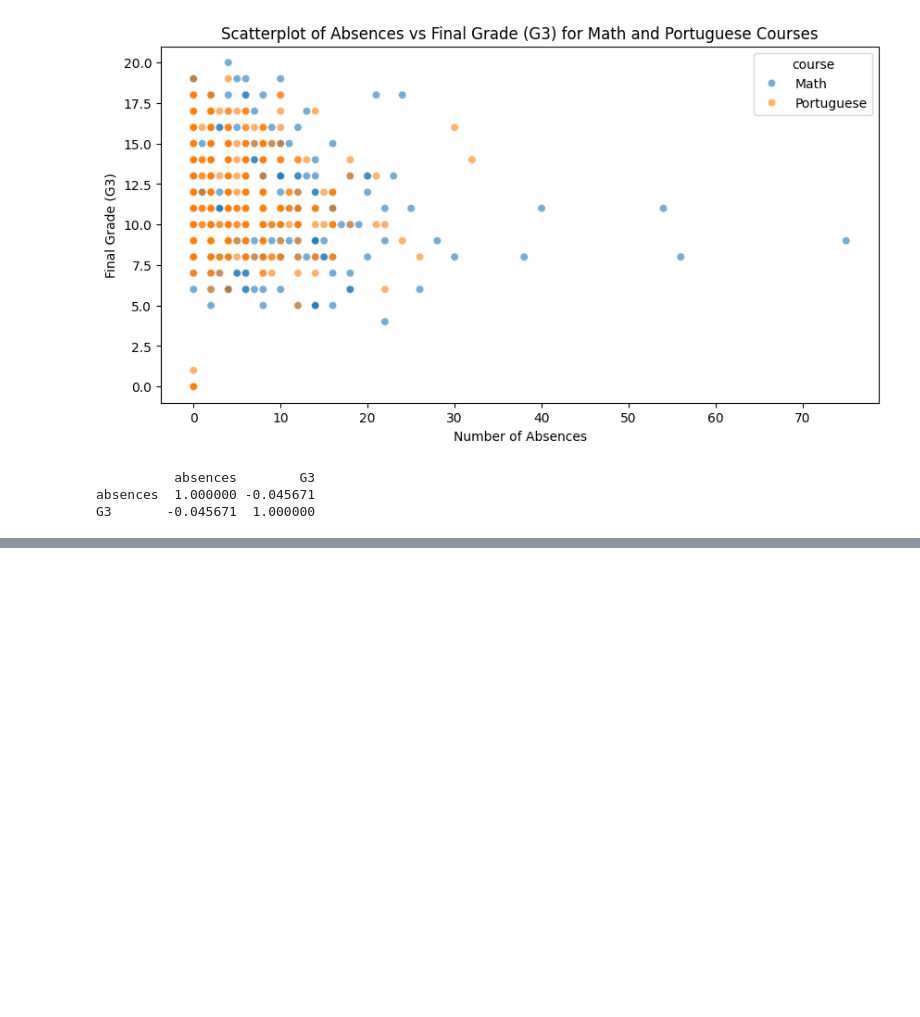
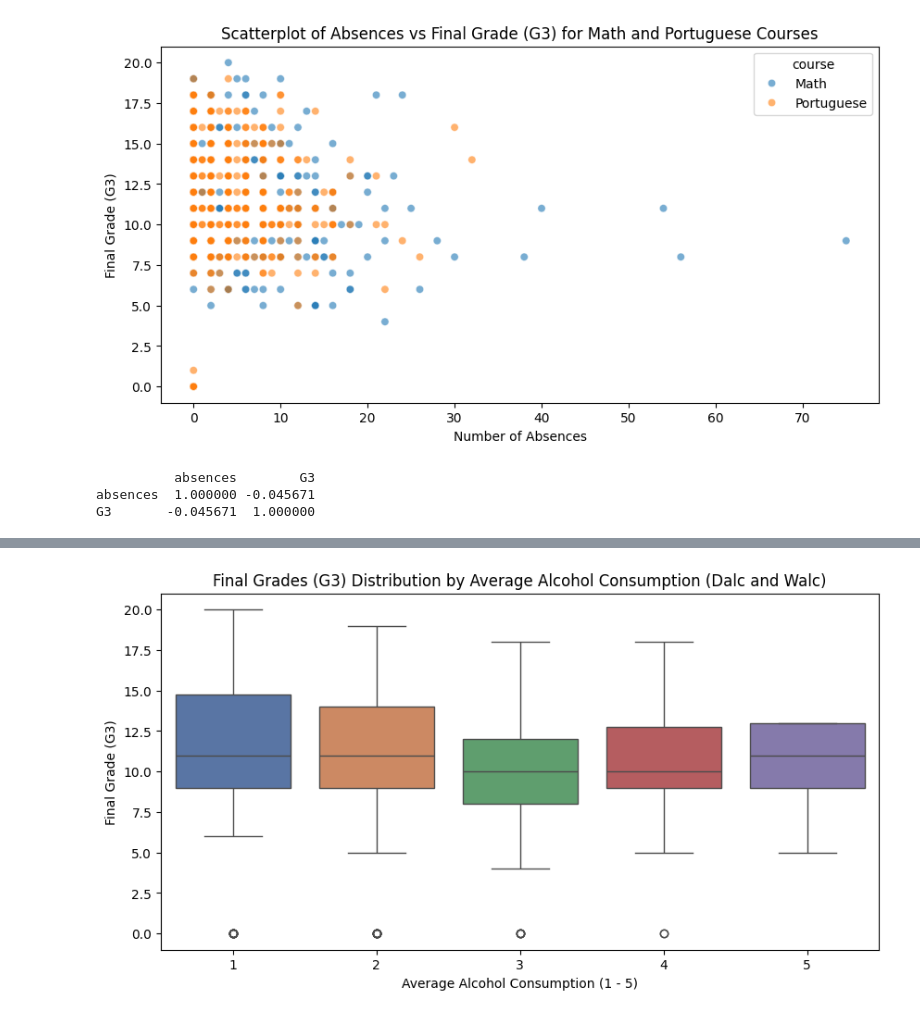
Before and after one commit to royruik/CSI4142_Assignments, a Jupyter notebook: A1_Jupyter_Analysis.ipynb, the cells around one changed output, grey strips where cells are left out. Cells and saved outputs as stored; diff of their text form; code cells hidden in the pictures; blank space fills up the shorter version.

Commit message:
Insights 7, 8 for dataset 2

```diff
--- a/A1_Jupyter_Analysis.ipynb
+++ b/A1_Jupyter_Analysis.ipynb
@@ -487,0 +596,40 @@ G3       -0.045671  1.000000
+# %%
+# Create a new column for average alcohol consumption
+student_mat["avg_alcohol"] = (student_mat["Dalc"] + student_mat["Walc"]) / 2
+student_por["avg_alcohol"] = (student_por["Dalc"] + student_por["Walc"]) / 2
+
+# Define bins for categorizing avg_alcohol into five levels
+# Five levels from 1 to 5
+# (0,1] → Level 1
+# (1,2] → Level 2
+# (2,3] → Level 3
+# (3,4] → Level 4
+# (4,5] → Level 5
+bins = [0, 1, 2, 3, 4, 5]
+labels = [1, 2, 3, 4, 5]
+
+# Apply binning
+student_mat["avg_alcohol_level"] = pd.cut(student_mat["avg_alcohol"], bins=bins, labels=labels, include_lowest=True)
+student_por["avg_alcohol_level"] = pd.cut(student_por["avg_alcohol"], bins=bins, labels=labels, include_lowest=True)
+
+# Combine datasets
+combined_students = pd.concat([
+    student_mat[["absences", "G3", "avg_alcohol_level"]].assign(course="Math"),
+    student_por[["absences", "G3", "avg_alcohol_level"]].assign(course="Portuguese")
+])
+
+# Create figure
+plt.figure(figsize=(10,5))
+
+# Plot boxplot for G3 distribution across categorized alcohol consumption levels
+sns.boxplot(x="avg_alcohol_level", y="G3", data=student_mat, hue="avg_alcohol_level", palette="deep", legend=False)
+
+# Labels and Title
+plt.xlabel("Average Alcohol Consumption (1 - 5)")
+plt.ylabel("Final Grade (G3)")
+plt.title("Final Grades (G3) Distribution by Average Alcohol Consumption (Dalc and Walc)")
+
+# Show plot
+plt.show()
+# %% [output]
+[figure, added]
```
Also changed, not shown: parts of 9 cells of this notebook.
